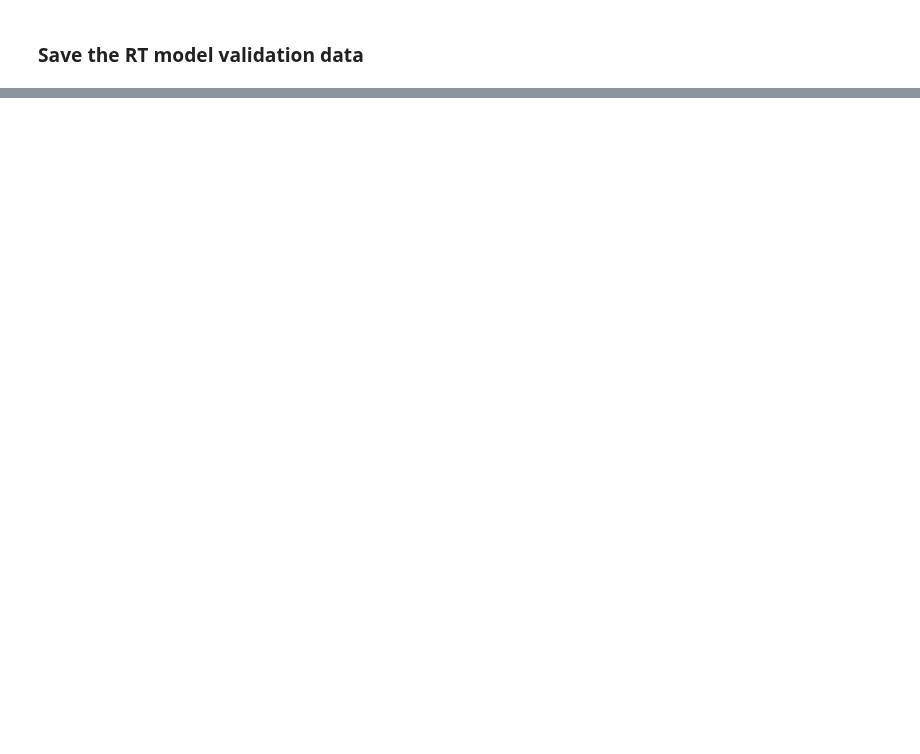
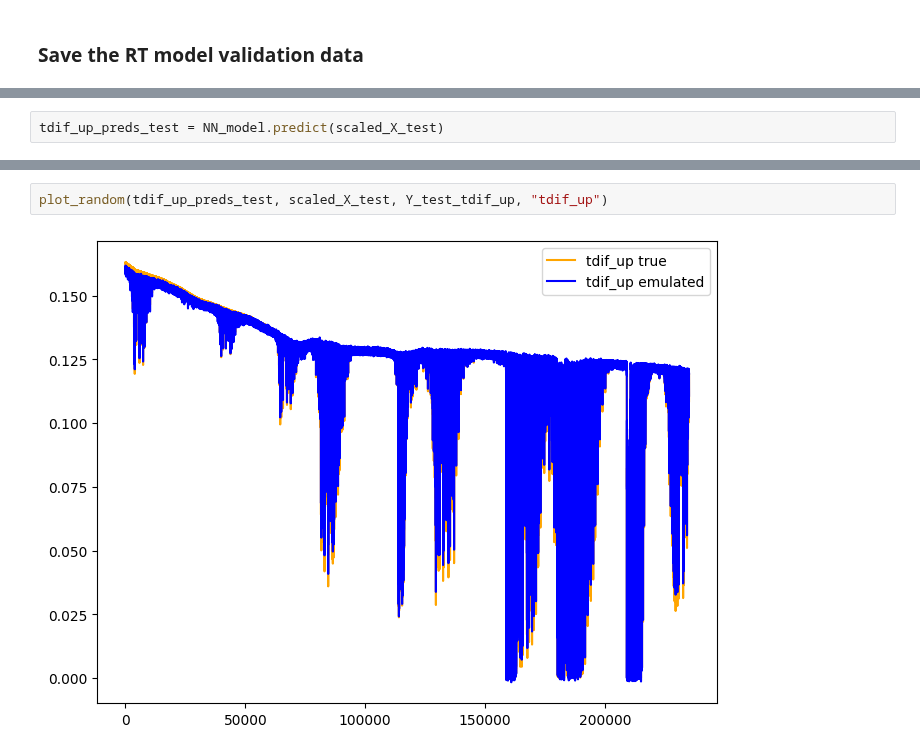
Before and after one commit to HerraKaava/RT_model_emulator, a Jupyter notebook: code-files/NN_model_tdif_up.ipynb, the cells around one changed output, grey strips where cells are left out. Drawn from its saved outputs; the diff is of its cells as text; blank space fills up the shorter version.

Commit message:
updating tdif_up emulator

```diff
--- a/code-files/NN_model_tdif_up.ipynb
+++ b/code-files/NN_model_tdif_up.ipynb
@@ -272,0 +275,2 @@ save_HDF5(Y=Y_val_tdif_up, save_loc=save_loc, file_name=file_name)
+# %%
+tdif_up_preds_test = NN_model.predict(scaled_X_test)
@@ -272,0 +279,4 @@ save_HDF5(Y=Y_val_tdif_up, save_loc=save_loc, file_name=file_name)
+# %%
+plot_random(tdif_up_preds_test, scaled_X_test, Y_test_tdif_up, "tdif_up")
+# %% [output]
+[figure, added]
```
Also changed, not shown: parts of 16 cells of this notebook.
